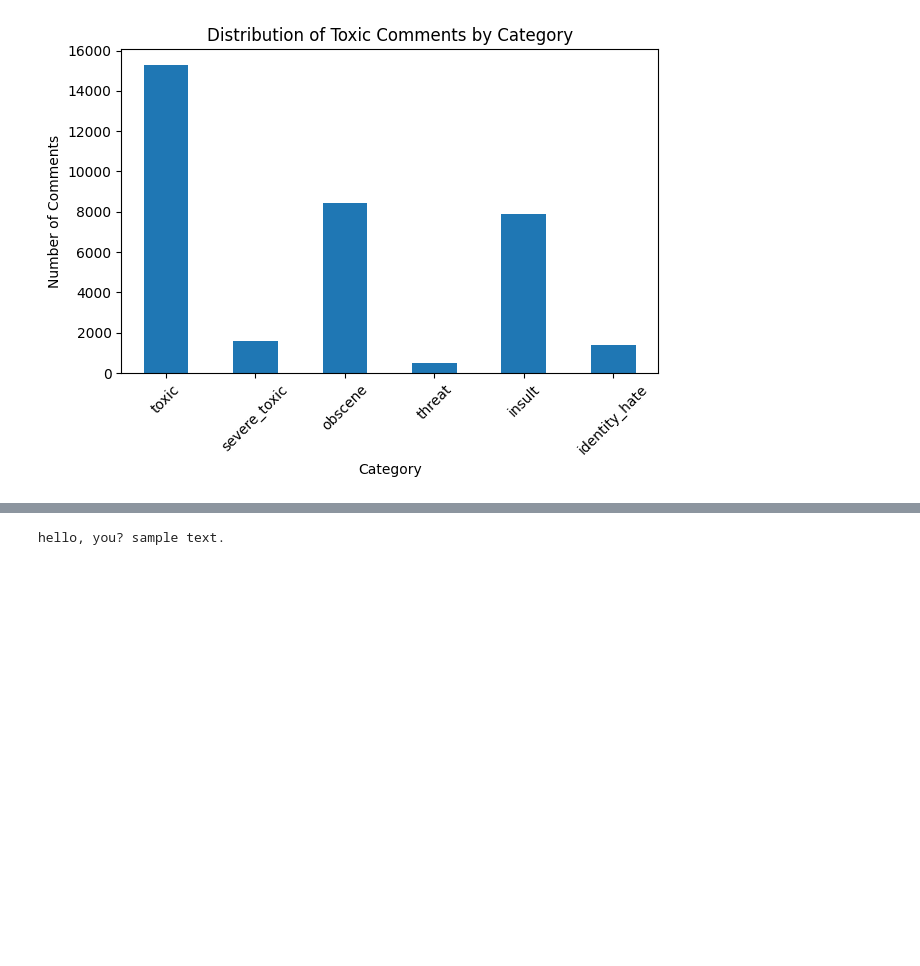
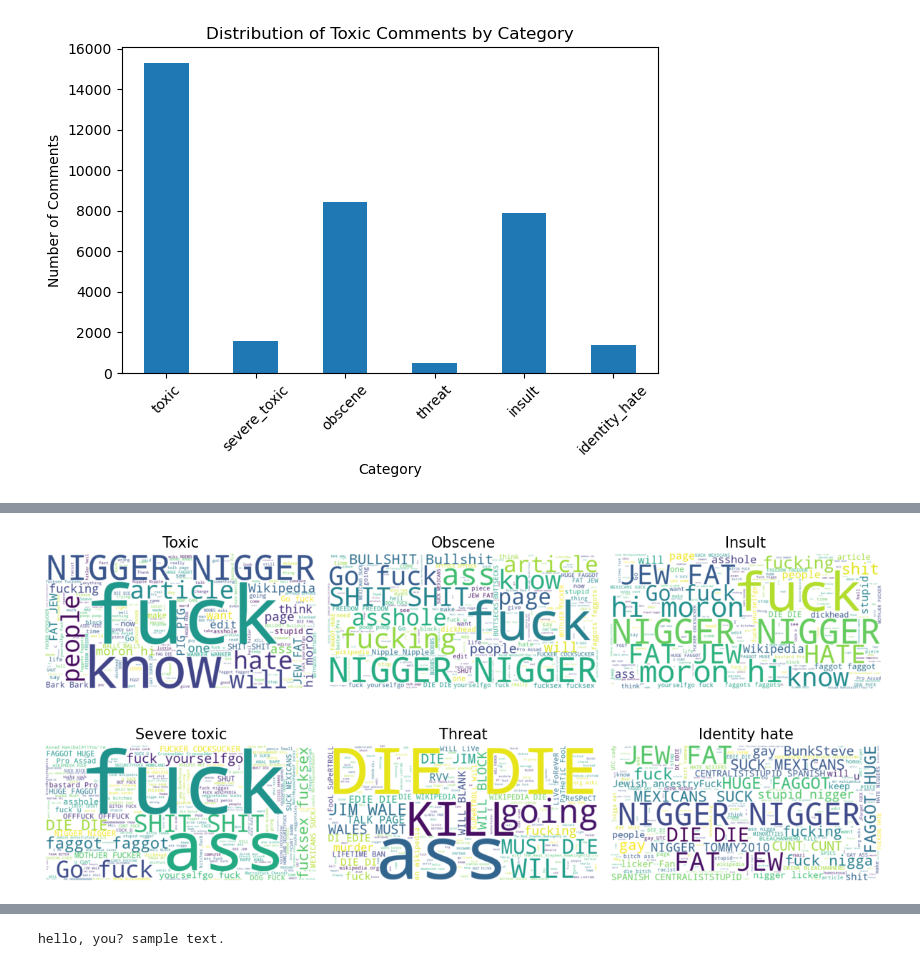
Before and after one commit to InvalcreInc/parental-control-classification, a Jupyter notebook: notebooks/nlp_data_engineering.ipynb, the cells around one changed output, grey strips where cells are left out. Saved outputs shown, nothing was run; the diff lists cells and outputs as text; code cells hidden in the pictures; blank space fills up the shorter version.

```diff
--- a/notebooks/nlp_data_engineering.ipynb
+++ b/notebooks/nlp_data_engineering.ipynb
@@ -46,17 +81,3 @@ plt.xticks(rotation=45)
 plt.tight_layout()
 # %% [output]
 [figure]
-# %%
-from wordcloud import WordCloud
-
-# Combine all comments into a single string
-text = ' '.join(data['comment_text'])
-
-# Create and generate a word cloud
-wordcloud = WordCloud(width=800, height=400, background_color='white').generate(text)
-
-# Display the word cloud
-plt.figure(figsize=(10, 5))
-plt.imshow(wordcloud, interpolation='bilinear')
-plt.axis('off')
-plt
@@ -66 +94,19 @@ plt
+# %%
+label_columns = ["toxic", "severe_toxic", "obscene", "threat", "insult", "identity_hate"]
+rows = len(label_columns)//3
+fig,axs = plt.subplots(rows,3, figsize=(12,6))
+
+for i, col in enumerate(label_columns):
+    ax = axs[i%2,i//2]
+    text = ' '.join(data[data[col]==1]['comment_text'])
+    wordcloud = WordCloud(width=800, height=400,
+                          background_color='white').generate(text)
+    ax.imshow(wordcloud, interpolation='bilinear')
+    ax.axis('off')
+    ax.set_title(col.replace("_", " ").capitalize(), fontsize=15)
+
+plt.tight_layout()
+plt.show()
+# %% [output]
+[figure, added]
 # %% [markdown]
```
Also changed, not shown: parts of 19 cells of this notebook, 4 other files.
